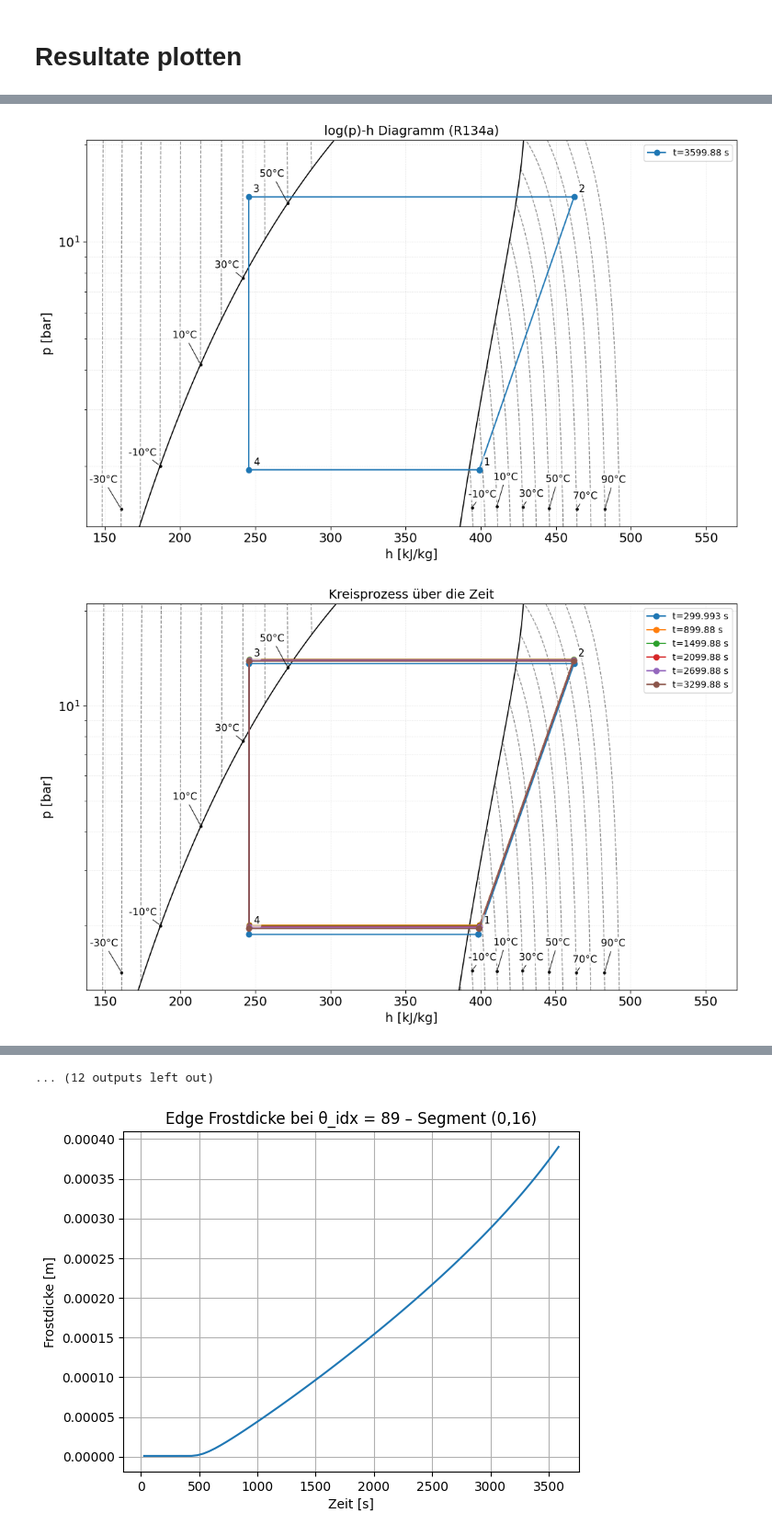
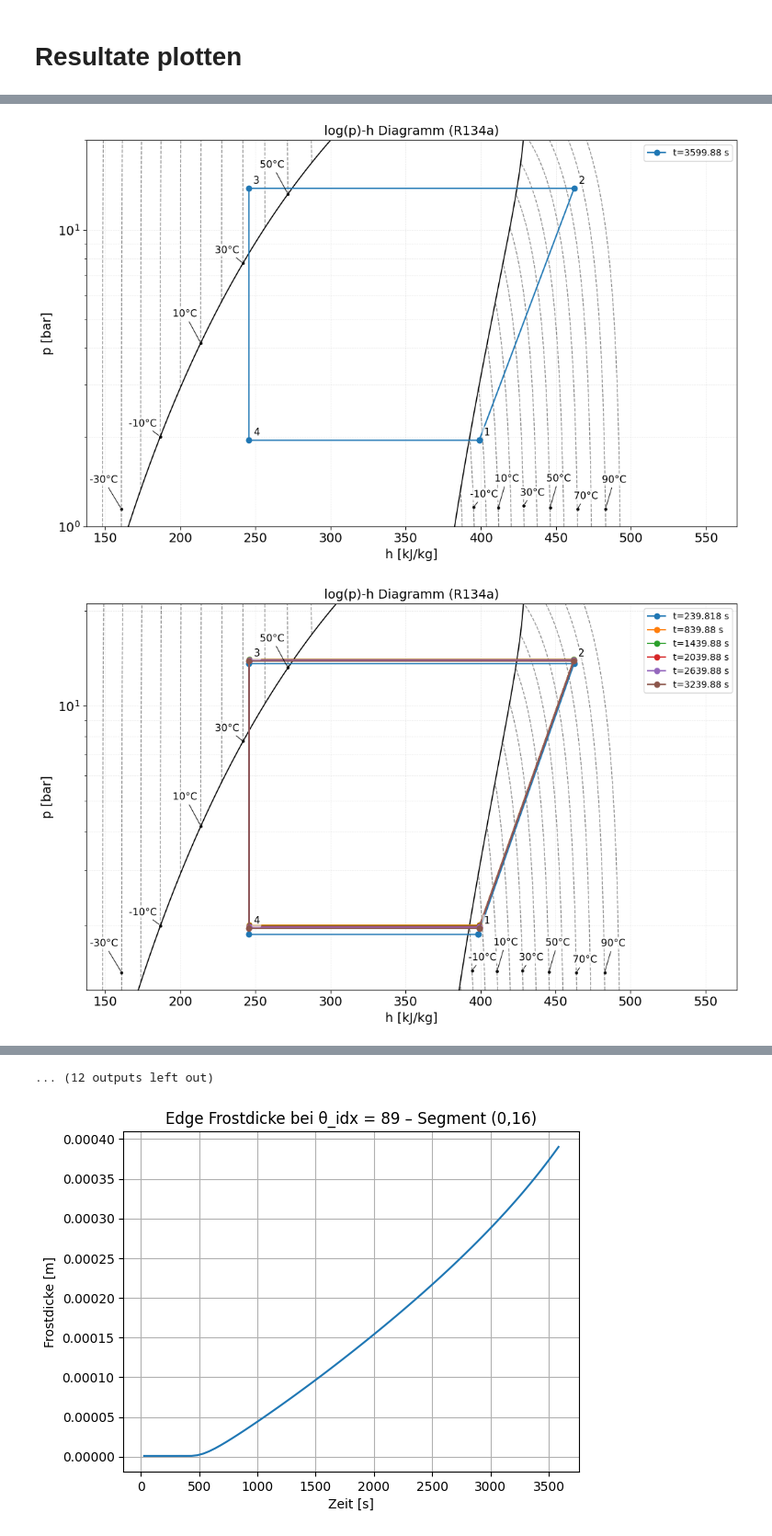
Before and after one commit to Lakito0100/MSE_VT1_luethluk, a Jupyter notebook: Examples/Example_Case_2 (F1)/Example_Case_2.ipynb, the cells around one changed output, grey strips where cells are left out. Shown at 92% size. Cells and saved outputs as stored; diff of their text form; code cells hidden in the pictures.

```diff
--- a/Examples/Example_Case_2 (F1)/Example_Case_2.ipynb
+++ b/Examples/Example_Case_2 (F1)/Example_Case_2.ipynb
@@ -290,6 +350,8 @@ plot.plot_logph_cycles(
     at_time=gs.t_end,
     isotherms=True,
     iso_Ts_C=[-50,-40,-30,-20,-10,0,10,20,30,40,50,60,70,80,90,100],
+    #xlim=[200,475],
+    ylim=[1,20],
     save_path="Plots/logph_at_t.png"
 )
 
@@ -297,12 +359,12 @@ plot.plot_logph_cycles(
     ref=cfg.ref_str,
     t=data["t"],
     cycle_ph=data["cycle_ph"],
-    t_start=5*60.0,
+    t_start=4*60.0,
     t_end=gs.t_end,
     every_s=10*60.0,   # alle x s ein Kreisprozess
     isotherms=True,
     iso_Ts_C=[-50,-40,-30,-20,-10,0,10,20,30,40,50,60,70,80,90,100],
-    title="Kreisprozess über die Zeit",
+    #title="Kreisprozess über die Zeit",
     save_path="Plots/logph_t_vec.png"
 )
 
@@ -397,34 +459,34 @@ plot.plot_any(kind="time vs any",
               save_path="Plots/T_out_water.png")
 
 plot.plot_any(kind="time vs any",
               x=data['t'], y=data['m_dot_ref'],
               xlabel="Zeit [s]", ylabel="Massenfluss [kg/s]",
               title=f"Massenfluss des Kältemittels", marker=None,
               save_path="Plots/m_dot_ref.png")
 
 plot.plot_any(kind="time vs any",
               x=data['t'], y=data['valve_pos'],
               xlabel="Zeit [s]", ylabel="Ventilöffnung [%]",
               title=f"Öffnung des Expansionsventils", marker=None,
               save_path="Plots/valve_pos.png")
 
 plot.plot_any(kind="time vs any",
               x=data['t'], y=data['humidity'],
               xlabel="Zeit [s]", ylabel="Feuchtegehalt [kg/kg]",
               title=f"Feuchtgehalt entlang dem Luftstrom", marker=None,
               labels=["Seg 1","Seg 2","Seg 3","Seg 4","Seg 5"],
               save_path="Plots/humidity.png")
 
 plot.plot_mollier_hx_time(data["t"], data["humidity"], data["air_temp_l"],P=P, seg_idx=0,iso_Ts_C=[-30,-20,-10,0],T_bg_min=-30,T_bg_max=0,save_path="Plots/mollier_seg_0.png")
 plot.plot_mollier_hx_time(data["t"], data["humidity"], data["air_temp_l"],P=P, seg_idx=1,iso_Ts_C=[-30,-20,-10,0],T_bg_min=-30,T_bg_max=0,save_path="Plots/mollier_seg_1.png")
 
 plot.plot_any(kind="time vs any",
               x=data['t'], y=data['dt'],
               xlabel="Zeit [s]", ylabel="Zeit [s]",
               title=f"Zeitschritt der Simulation", marker=None,
               save_path="Plots/time_step.png")
 # %% [output]
-[figure, old version]
+[figure, new version]
 [figure]
 [figure]
 [figure]
```
Also changed, not shown: parts of 1 cell of this notebook, 26 other files.
